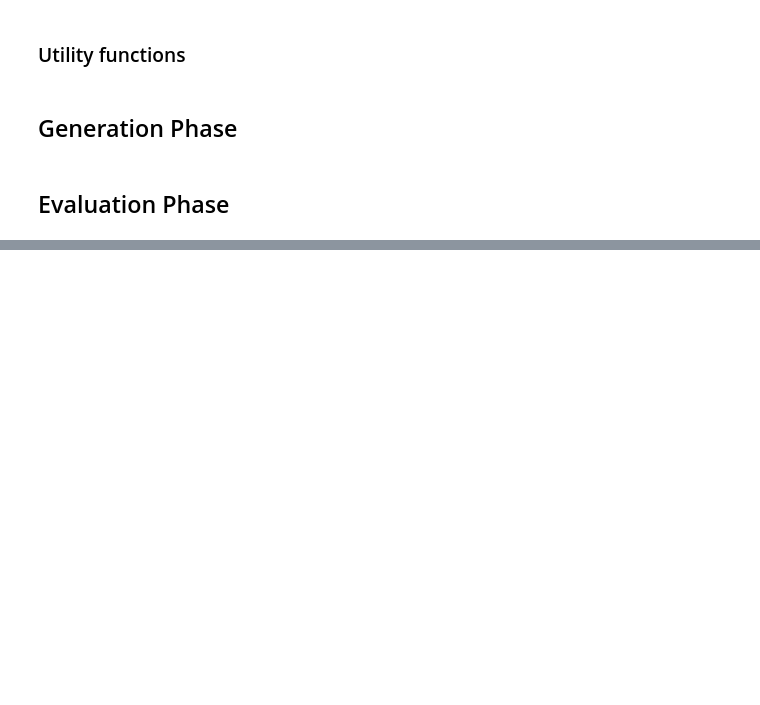
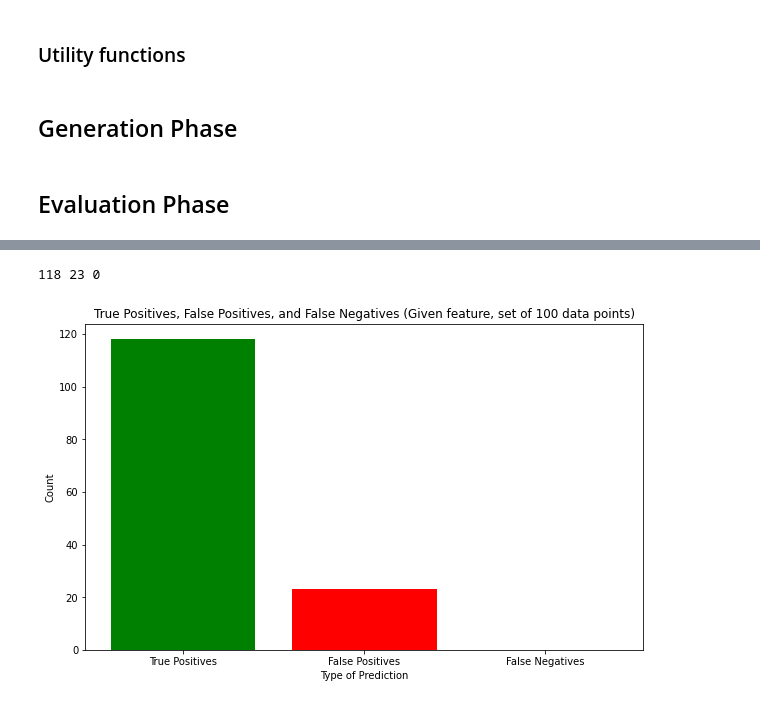
Before and after one commit to brabiei21/CER-with-LLMs, a Jupyter notebook: Code/main.ipynb, the cells around one changed output, grey strips where cells are left out. Cells and saved outputs as stored; diff of their text form; code cells hidden in the pictures; blank space fills up the shorter version.

```diff
--- a/Code/main.ipynb
+++ b/Code/main.ipynb
@@ -3,6 +3,7 @@
 # %% [markdown]
 ### Necessary Libraries
 # %%
+
 import langchain
 import os
 from model import init_llm
@@ -11,11 +12,12 @@ from prompts import get_blurb_prompt, get_eval_with_feature_prompt
 import random
 import time
 import json
+import matplotlib.pyplot as plt
 
 verbose = False
 load_dotenv()
 file_path = 'dataset_100.jsonl'
-eval_file_path = 'eval.jsonl'
+eval_file_path = 'eval2.jsonl'
 # %% [markdown]
 ### Utility functions
 # %%
@@ -124,6 +126,7 @@ for idx, feature_set in enumerate(random_subsets):
 llm = init_llm()
 
 prompt = get_eval_with_feature_prompt()
+prompt = get_eval_with_feature_prompt(False)
 
 eval_query_chain = langchain.LLMChain(
         llm=llm,
@@ -134,7 +137,9 @@ eval_query_chain = langchain.LLMChain(
 with open(file_path, 'r') as file:
     for line in file:
         content = json.loads(line)
-        output = eval_query_chain.predict(features=positive, post=content['Query'])
+        #output = eval_query_chain.predict(features=positive, post=content['Query'])
+        output = eval_query_chain.predict(post=content['Query'])
+
         with open(eval_file_path, "a") as f:
             temp = {"Response": output}
             json.dump(temp, f)  # Write JSON object
@@ -141,0 +189,48 @@ with open(file_path, 'r') as file:
+# %%
+TP = 0
+FP = 0
+FN = 0
+
+i = 0
+with open(eval_file_path, 'r') as file:
+    with open(file_path, 'r') as f:
+        for line, line2 in zip(file,f):
+
+            content = json.loads(line)
+            content2 = json.loads(line2)
+
+            str = content['Response']
+            parsed_data = parse_values(str)
+            gtf, gtv = content2['Ground Truth Features'], content2['Ground Truth Values']
+            gt = zip(content2['Ground Truth Features'], content2['Ground Truth Values'])
+
+            # Get True Positives
+            for (feature, value) in gt:
+                if feature in parsed_data.keys() and value in parsed_data[feature]:
+                    TP += 1
+
+            # Get False Positives
+            for (key, val) in zip(parsed_data.keys(), parsed_data.values()):
+                if key not in gtf:
+                    FP += 1
+                elif not contains_any(val, gtv):
+                    FP += 1
+
+            # Get False Negatives
+            for (feature, value) in gt:
+                if feature not in parsed_data.keys():
+                    FN += 1
+
+
+
+print(TP, FP, FN)
+# bar plot with varying colors
+plt.figure(figsize=(10, 6))
+plt.bar(['True Positives', 'False Positives', 'False Negatives'], [TP, FP, FN], color=['green', 'red', 'blue'])
+plt.xlabel('Type of Prediction')
+plt.ylabel('Count')
+plt.title('True Positives, False Positives, and False Negatives (Given feature, set of 100 data points)')
+plt.show()
+# %% [output]
+118 23 0
+[figure, added]
```
Also changed, not shown: parts of 4 cells of this notebook, 3 other files.
